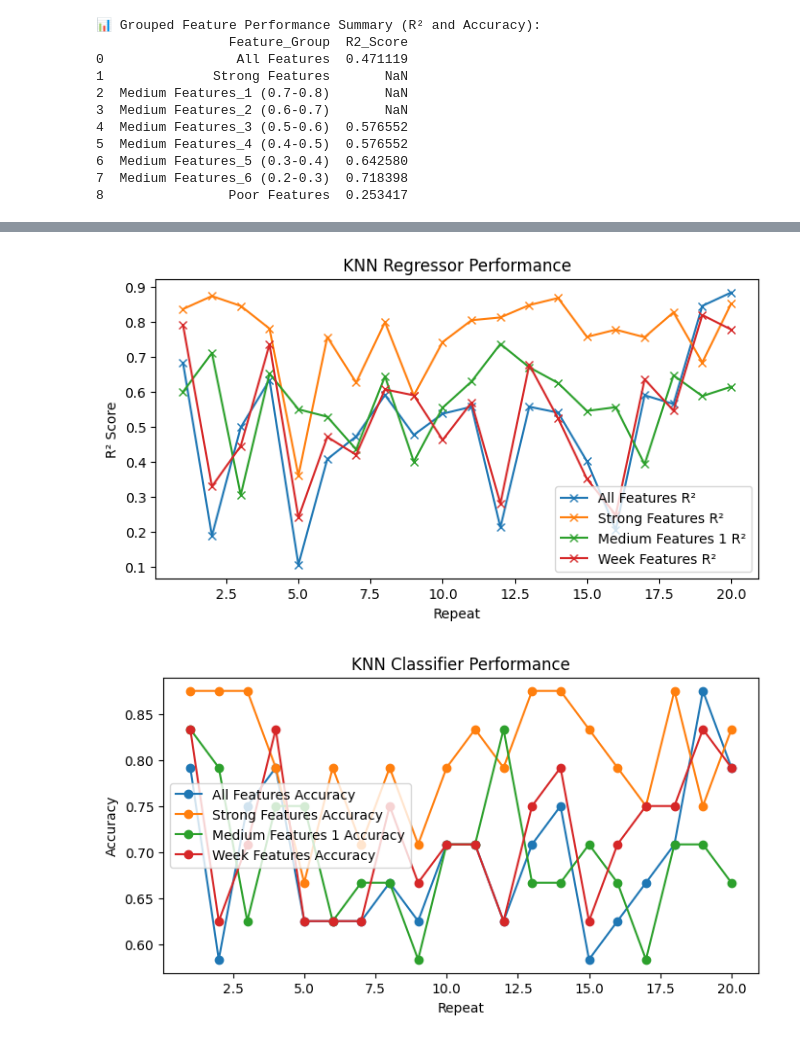
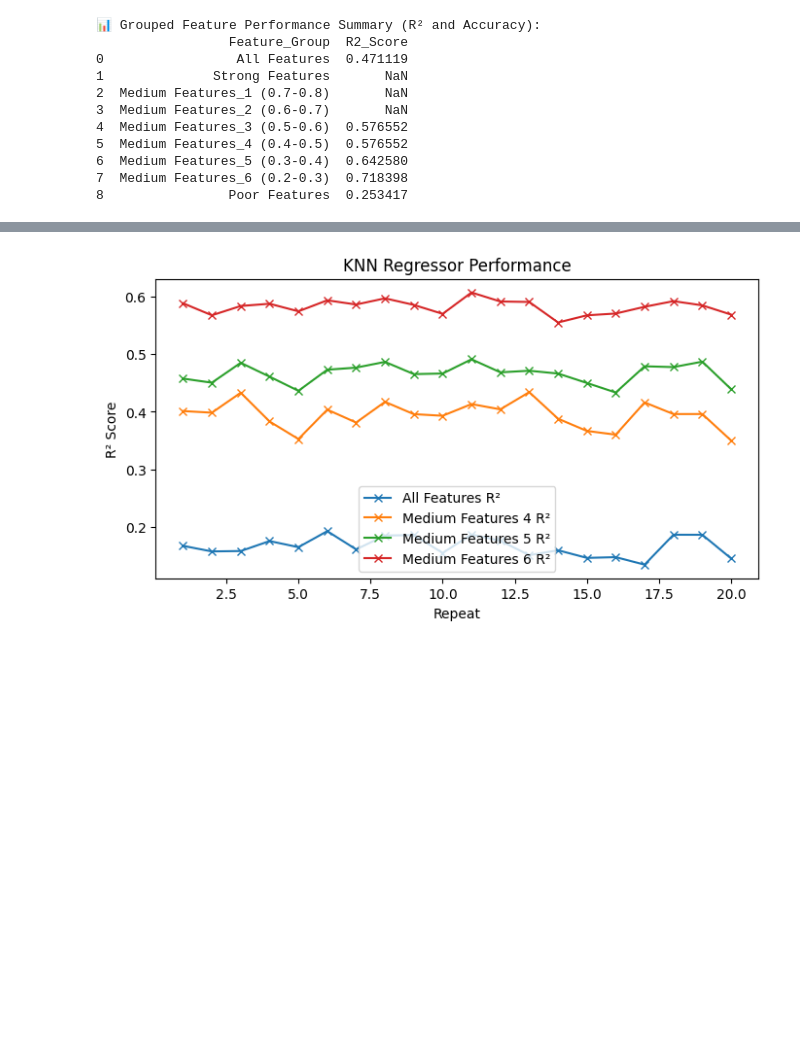
Before and after one commit to mehrnazeraeisi/California_Housing, a Jupyter notebook: Comparison_Chart_CaliforniaH_KnnRegression_Modification.ipynb, the cells around one changed output, grey strips where cells are left out. Drawn from its saved outputs; the diff is of its cells as text; code cells hidden in the pictures; blank space fills up the shorter version.

```diff
--- a/Comparison_Chart_CaliforniaH_KnnRegression_Modification.ipynb
+++ b/Comparison_Chart_CaliforniaH_KnnRegression_Modification.ipynb
@@ -107,12 +98,11 @@ print(summary_df)
 8                Poor Features  0.253417
 # %%
 
-def knn_evaluation(X_data, y_data, strong_features,medium_features_4, medium_features_5, medium_features_6, data_features, test_size, n_repeats):
+def knn_evaluation(X_data, y_data,medium_features_4, medium_features_5, medium_features_6, data_features, test_size, n_repeats):
     # Initialize lists to store the results
 
     r2_scores = {
         "all_features": [],
-        "strong_features": [],
         "medium_features_4": [],
         "medium_features_5": [],
         "medium_features_6":[]
@@ -122,7 +112,6 @@ def knn_evaluation(X_data, y_data, strong_features,medium_features_4, medium_fea
     # List of feature groups to evaluate
     feature_groups = {
         "all_features": data_features,
-        "strong_features": strong_features,
         "medium_features_4": medium_features_4,
         "medium_features_5": medium_features_5,
         "medium_features_6":medium_features_6
@@ -140,12 +129,6 @@ def knn_evaluation(X_data, y_data, strong_features,medium_features_4, medium_fea
             y_pred_reg = knn_reg.predict(X_test[group_features])
             r2_scores[group_name].append(r2_score(y_test, y_pred_reg))
 
-            # KNN Classifier
-            knn_cls = KNeighborsClassifier(n_neighbors=5)
-            knn_cls.fit(X_train[group_features], y_train)
-            y_pred_cls = knn_cls.predict(X_test[group_features])
-            accuracy_scores[group_name].append(accuracy_score(y_test, y_pred_cls))
-
     # Plot results for R² and Accuracy
     x = np.arange(1, n_repeats + 1)
 
@@ -159,16 +142,6 @@ def knn_evaluation(X_data, y_data, strong_features,medium_features_4, medium_fea
     plt.title('KNN Regressor Performance')
     plt.legend()
     plt.show()
-
-    # Accuracy plot
-    plt.figure( figsize=(8, 4))
-    for group_name, accuracy_list in accuracy_scores.items():
-        plt.plot(x, accuracy_list, label=f"{group_name.replace('_', ' ').title()} Accuracy", marker='o')
-    plt.xlabel('Repeat')
-    plt.ylabel('Accuracy')
-    plt.title('KNN Classifier Performance')
-    plt.legend()
-    plt.show()
 # %%
 
 # Example usage (add this after you load and preprocess your data):
@@ -179,8 +151,7 @@ knn_evaluation(X_data, y_data, strong_features, medium_features_1, week_features
 # %%
 # Example usage (add this after you load and preprocess your data):
-knn_evaluation(X_data, y_data, strong_features, medium_features_1, week_features, data_features, test_size=0.13, n_repeats=20)
+knn_evaluation(X_data, y_data, medium_features_4, medium_features_5, medium_features_6, data_features, test_size=0.13, n_repeats=20)
 # %% [output]
-[figure, old version]
+[figure, new version]
-[figure, removed]
 # %%
 # Example usage (add this after you load and preprocess your data):
```
Also changed, not shown: parts of 7 cells of this notebook.
